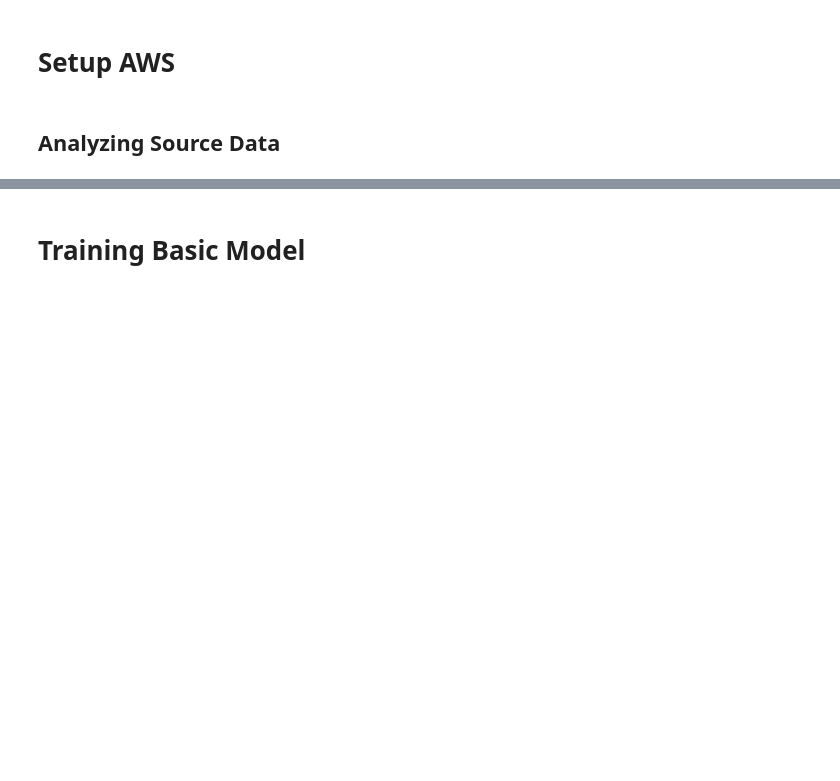
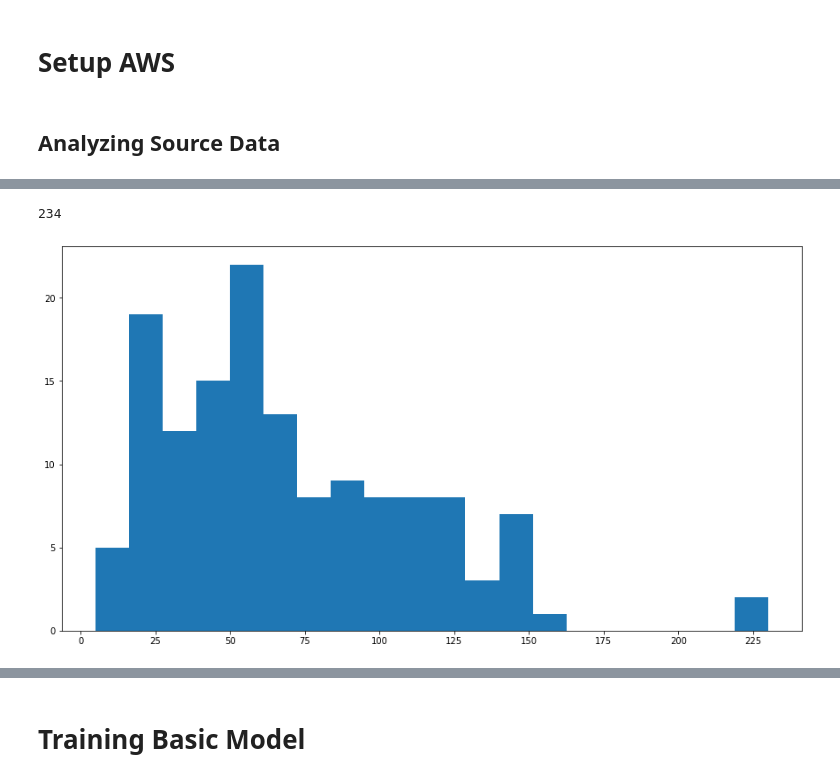
Before and after one commit to dbbrandt/short_answer_granding_capstone_project, a Jupyter notebook: Capstone 1 SEB.ipynb, the cells around one changed output, grey strips where cells are left out. Drawn from its saved outputs; the diff is of its cells as text; code cells hidden in the pictures; blank space fills up the shorter version.

Commit message:
Added some basic visualizations to raw data.

```diff
--- a/Capstone 1 SEB.ipynb
+++ b/Capstone 1 SEB.ipynb
@@ -48,7 +51,7 @@ input_data = sagemaker_session.upload_data(path=data_dir, bucket=bucket, key_pre
 # %% [markdown]
 ## Analyzing Source Data
 # %%
-raw_data = pd.read_csv(os.path.join(data_dir, "raw_data.csv"), dtype={'answer':str, 'question':str, 'reference_answer':str})
+raw_data = pd.read_csv(os.path.join(data_dir, "raw_data.csv"))
 train_data = pd.read_csv(os.path.join(data_dir, "train.csv"), header=None, names=None)
 test_data = pd.read_csv(os.path.join(data_dir, "test.csv"), header=None, names=None)
 vocab = pd.read_csv(os.path.join(data_dir, "vocab.csv"), header=None, names=None)
@@ -55,2 +71,15 @@ vocab = pd.read_csv(os.path.join(data_dir, "vocab.csv"), header=None, names=None
+# %%
+len(vocab)
+# %% [output]
+234
 # %%
 raw_data['answer_length'] = raw_data['answer'].apply(lambda x: len(x))
+# %%
+import matplotlib.pyplot as plt
+
+plt.hist(raw_data['answer_length'].values, bins=20)
+plt.rcParams["figure.figsize"] = [8,15]
+plt.xticks(np.arange(0, 250, step=25))
+plt.show()
+# %% [output]
+[figure, added]
```
Also changed, not shown: parts of 5 cells of this notebook, 1 other file.
